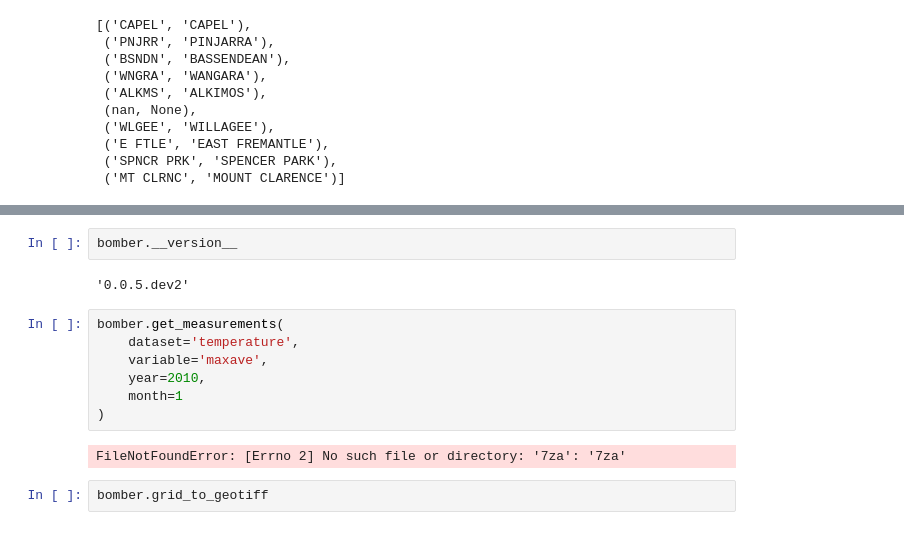
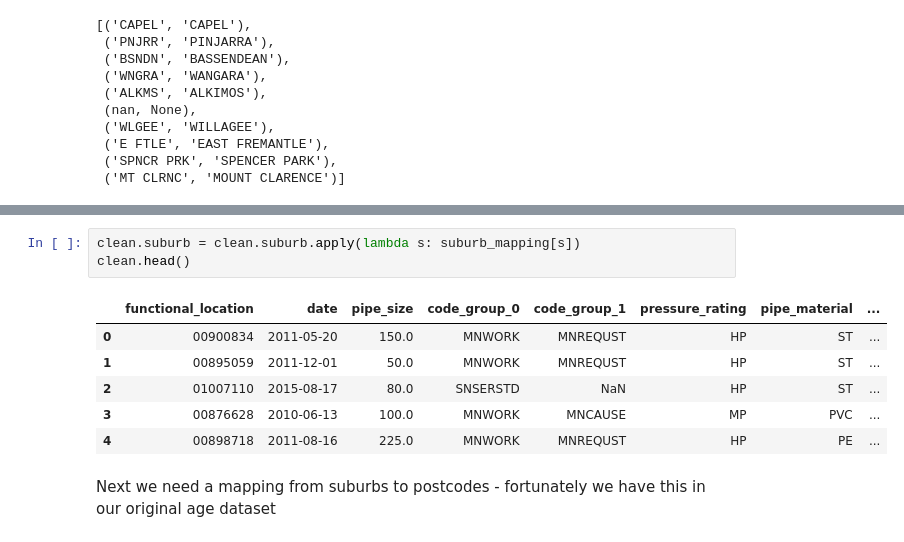
Before and after one commit to core-skills/03-zero-to-data-science, a Jupyter notebook: notebooks/pm1-fusing-data.ipynb, the cells around one changed output, grey strips where cells are left out. Saved outputs shown, nothing was run; the diff lists cells and outputs as text.

```diff
--- a/notebooks/pm1-fusing-data.ipynb
+++ b/notebooks/pm1-fusing-data.ipynb
@@ -327,15 +292,12 @@ You need to install p7zip - try with `brew install p7zip`
-# %%
-bomber.__version__
-# %% [output]
-'0.0.5.dev2'
-# %%
-bomber.get_measurements(
-    dataset='temperature',
-    variable='maxave',
-    year=2010,
-    month=1
-)
-# %% [output]
-FileNotFoundError: [Errno 2] No such file or directory: '7za': '7za'
-# %%
-bomber.grid_to_geotiff
+# %%
+clean.suburb = clean.suburb.apply(lambda s: suburb_mapping[s])
+clean.head()
+# %% [output]
+|  | functional_location | date | pipe_size | code_group_0 | code_group_1 | pressure_rating | pipe_material | ... |
+| 0 | 00900834 | 2011-05-20 | 150.0 | MNWORK | MNREQUST | HP | ST | ... |
+| 1 | 00895059 | 2011-12-01 | 50.0 | MNWORK | MNREQUST | HP | ST | ... |
+| 2 | 01007110 | 2015-08-17 | 80.0 | SNSERSTD | NaN | HP | ST | ... |
+| 3 | 00876628 | 2010-06-13 | 100.0 | MNWORK | MNCAUSE | MP | PVC | ... |
+| 4 | 00898718 | 2011-08-16 | 225.0 | MNWORK | MNREQUST | HP | PE | ... |
+# %% [markdown]
+Next we need a mapping from suburbs to postcodes - fortunately we have this in our original age dataset
```
Also changed, not shown: parts of 16 cells of this notebook, 1 other file.
